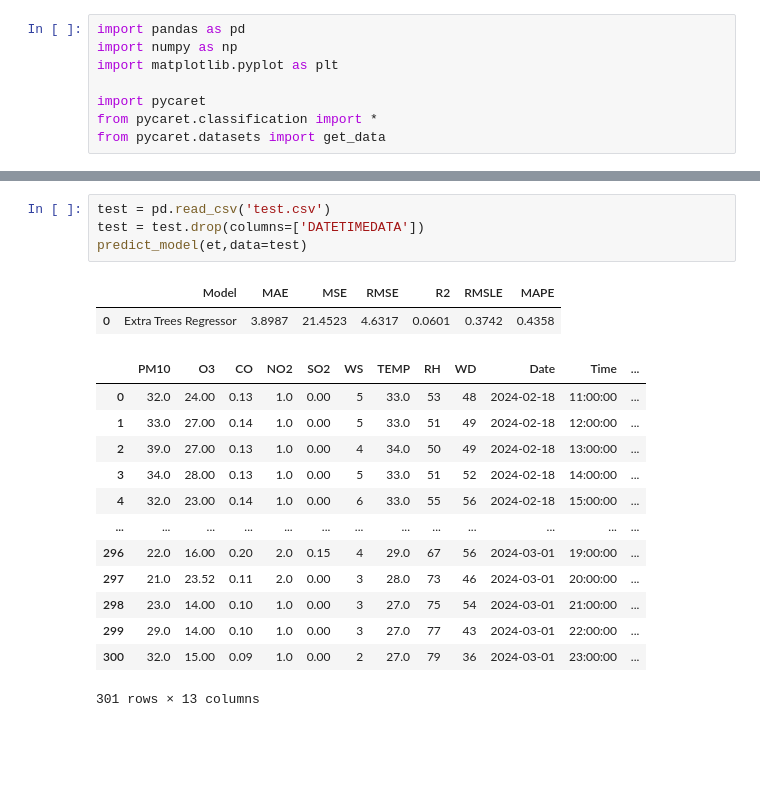
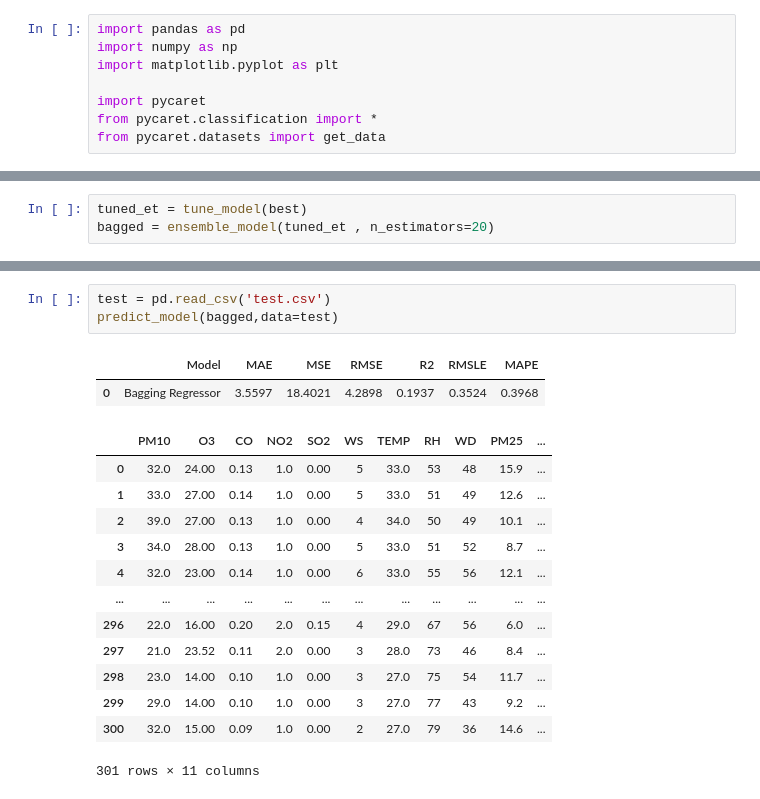
Before and after one commit to jayjiratta/predict_pm2.5, a Jupyter notebook: predict.ipynb, the cells around one changed output, grey strips where cells are left out. Drawn from its saved outputs; the diff is of its cells as text; blank space fills up the shorter version.

```diff
--- a/predict.ipynb
+++ b/predict.ipynb
@@ -90,0 +69,3 @@ predictions.head()
+# %%
+tuned_et = tune_model(best)
+bagged = ensemble_model(tuned_et , n_estimators=20)
@@ -91,20 +94,19 @@ predictions.head()
 # %%
 test = pd.read_csv('test.csv')
-test = test.drop(columns=['DATETIMEDATA'])
-predict_model(et,data=test)
+predict_model(bagged,data=test)
 # %% [output]
 |  | Model | MAE | MSE | RMSE | R2 | RMSLE | MAPE |
-| 0 | Extra Trees Regressor | 3.8987 | 21.4523 | 4.6317 | 0.0601 | 0.3742 | 0.4358 |
+| 0 | Bagging Regressor | 3.5597 | 18.4021 | 4.2898 | 0.1937 | 0.3524 | 0.3968 |
-|  | PM10 | O3 | CO | NO2 | SO2 | WS | TEMP | RH | WD | Date | Time | ... |
-| 0 | 32.0 | 24.00 | 0.13 | 1.0 | 0.00 | 5 | 33.0 | 53 | 48 | 2024-02-18 | 11:00:00 | ... |
-| 1 | 33.0 | 27.00 | 0.14 | 1.0 | 0.00 | 5 | 33.0 | 51 | 49 | 2024-02-18 | 12:00:00 | ... |
-| 2 | 39.0 | 27.00 | 0.13 | 1.0 | 0.00 | 4 | 34.0 | 50 | 49 | 2024-02-18 | 13:00:00 | ... |
-| 3 | 34.0 | 28.00 | 0.13 | 1.0 | 0.00 | 5 | 33.0 | 51 | 52 | 2024-02-18 | 14:00:00 | ... |
-| 4 | 32.0 | 23.00 | 0.14 | 1.0 | 0.00 | 6 | 33.0 | 55 | 56 | 2024-02-18 | 15:00:00 | ... |
-| ... | ... | ... | ... | ... | ... | ... | ... | ... | ... | ... | ... | ... |
-| 296 | 22.0 | 16.00 | 0.20 | 2.0 | 0.15 | 4 | 29.0 | 67 | 56 | 2024-03-01 | 19:00:00 | ... |
-| 297 | 21.0 | 23.52 | 0.11 | 2.0 | 0.00 | 3 | 28.0 | 73 | 46 | 2024-03-01 | 20:00:00 | ... |
-| 298 | 23.0 | 14.00 | 0.10 | 1.0 | 0.00 | 3 | 27.0 | 75 | 54 | 2024-03-01 | 21:00:00 | ... |
-| 299 | 29.0 | 14.00 | 0.10 | 1.0 | 0.00 | 3 | 27.0 | 77 | 43 | 2024-03-01 | 22:00:00 | ... |
-| 300 | 32.0 | 15.00 | 0.09 | 1.0 | 0.00 | 2 | 27.0 | 79 | 36 | 2024-03-01 | 23:00:00 | ... |
+|  | PM10 | O3 | CO | NO2 | SO2 | WS | TEMP | RH | WD | PM25 | ... |
+| 0 | 32.0 | 24.00 | 0.13 | 1.0 | 0.00 | 5 | 33.0 | 53 | 48 | 15.9 | ... |
+| 1 | 33.0 | 27.00 | 0.14 | 1.0 | 0.00 | 5 | 33.0 | 51 | 49 | 12.6 | ... |
+| 2 | 39.0 | 27.00 | 0.13 | 1.0 | 0.00 | 4 | 34.0 | 50 | 49 | 10.1 | ... |
+| 3 | 34.0 | 28.00 | 0.13 | 1.0 | 0.00 | 5 | 33.0 | 51 | 52 | 8.7 | ... |
+| 4 | 32.0 | 23.00 | 0.14 | 1.0 | 0.00 | 6 | 33.0 | 55 | 56 | 12.1 | ... |
+| ... | ... | ... | ... | ... | ... | ... | ... | ... | ... | ... | ... |
+| 296 | 22.0 | 16.00 | 0.20 | 2.0 | 0.15 | 4 | 29.0 | 67 | 56 | 6.0 | ... |
+| 297 | 21.0 | 23.52 | 0.11 | 2.0 | 0.00 | 3 | 28.0 | 73 | 46 | 8.4 | ... |
+| 298 | 23.0 | 14.00 | 0.10 | 1.0 | 0.00 | 3 | 27.0 | 75 | 54 | 11.7 | ... |
+| 299 | 29.0 | 14.00 | 0.10 | 1.0 | 0.00 | 3 | 27.0 | 77 | 43 | 9.2 | ... |
+| 300 | 32.0 | 15.00 | 0.09 | 1.0 | 0.00 | 2 | 27.0 | 79 | 36 | 14.6 | ... |
-301 rows × 13 columns
+301 rows × 11 columns
```
Also changed, not shown: parts of 14 cells of this notebook, 4 other files.
